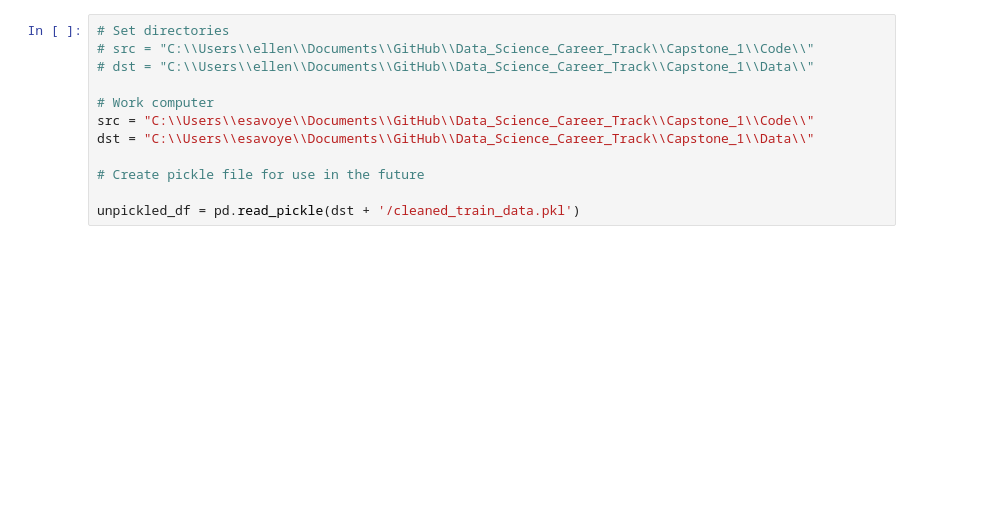
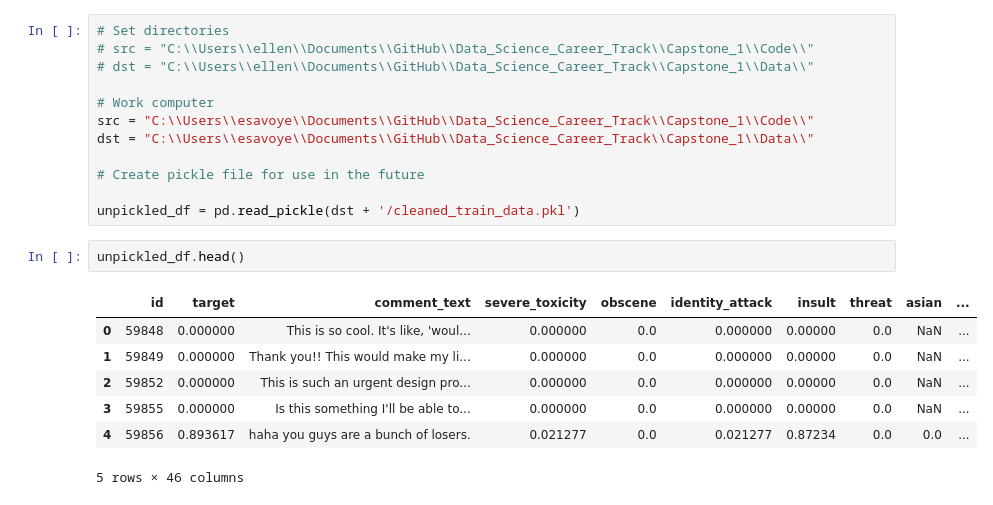
Before and after one commit to Esavoye/Data_Science_Career_Track, a Jupyter notebook: Capstone_1/Code/Capstone_1_EDA.ipynb, the cells around one changed output. Drawn from its saved outputs; the diff is of its cells as text; blank space fills up the shorter version.

```diff
--- a/Capstone_1/Code/Capstone_1_EDA.ipynb
+++ b/Capstone_1/Code/Capstone_1_EDA.ipynb
@@ -56,4 +63,14 @@ dst = "C:\\Users\\esavoye\\Documents\\GitHub\\Data_Science_Career_Track\\Capston
 # Create pickle file for use in the future
 
 unpickled_df = pd.read_pickle(dst + '/cleaned_train_data.pkl')
+# %%
+unpickled_df.head()
+# %% [output]
+|  | id | target | comment_text | severe_toxicity | obscene | identity_attack | insult | threat | asian | ... |
+| 0 | 59848 | 0.000000 | This is so cool. It's like, 'woul... | 0.000000 | 0.0 | 0.000000 | 0.00000 | 0.0 | NaN | ... |
+| 1 | 59849 | 0.000000 | Thank you!! This would make my li... | 0.000000 | 0.0 | 0.000000 | 0.00000 | 0.0 | NaN | ... |
+| 2 | 59852 | 0.000000 | This is such an urgent design pro... | 0.000000 | 0.0 | 0.000000 | 0.00000 | 0.0 | NaN | ... |
+| 3 | 59855 | 0.000000 | Is this something I'll be able to... | 0.000000 | 0.0 | 0.000000 | 0.00000 | 0.0 | NaN | ... |
+| 4 | 59856 | 0.893617 | haha you guys are a bunch of losers. | 0.021277 | 0.0 | 0.021277 | 0.87234 | 0.0 | 0.0 | ... |
+5 rows × 46 columns
 # %% [markdown]
```
Also changed, not shown: parts of 17 cells of this notebook.
